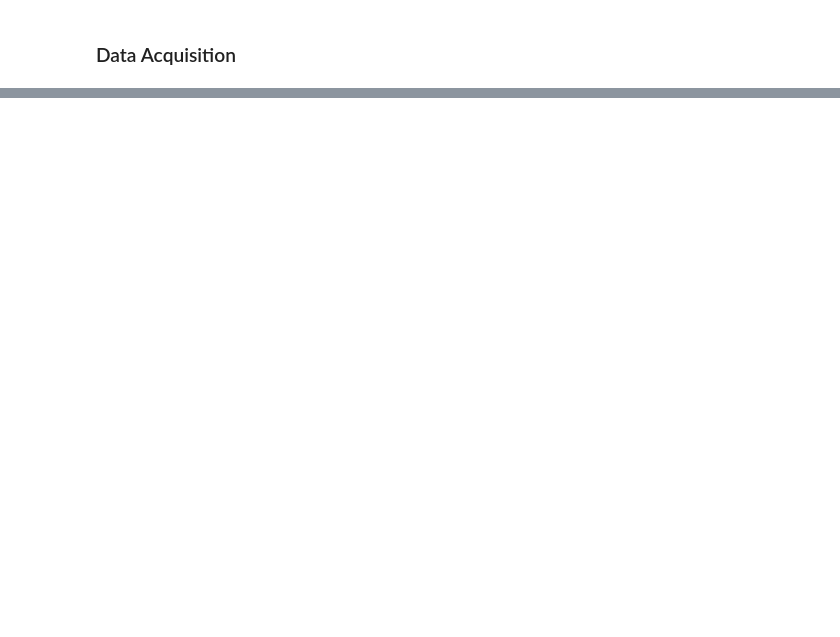
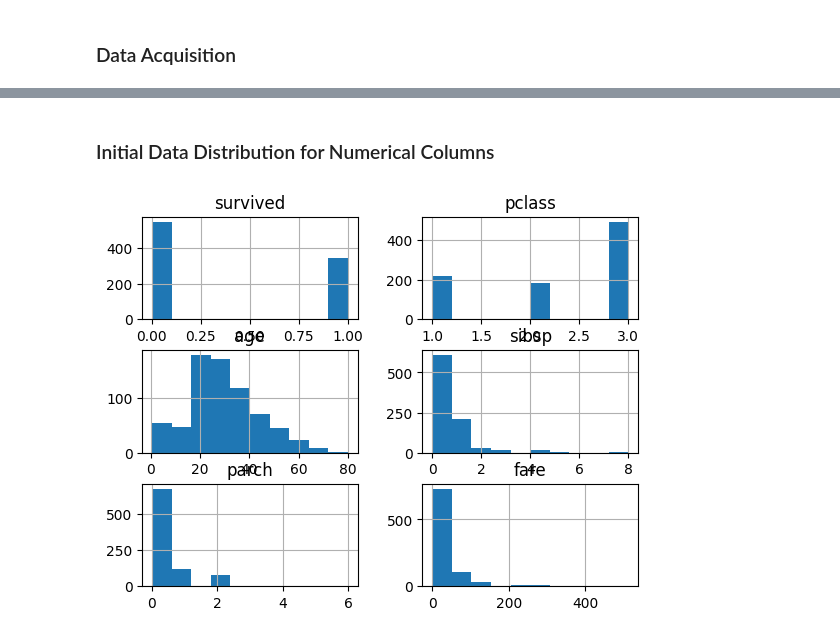
Before and after one commit to BethSpornitz/datafun-06-eda, a Jupyter notebook: bethspornitz_eda.ipynb, the cells around one changed output, grey strips where cells are left out. Saved outputs shown, nothing was run; the diff lists cells and outputs as text; code cells hidden in the pictures; blank space fills up the shorter version.

Commit message:
Updating Notebook with Initial Distributions

```diff
--- a/bethspornitz_eda.ipynb
+++ b/bethspornitz_eda.ipynb
@@ -40,0 +86,10 @@ print(df.head())
+# %% [markdown]
+### Initial Data Distribution for Numerical Columns
+# %%
+# Inspect histograms for all numerical columns
+df.hist()
+
+# Show all plots
+plt.show()
+# %% [output]
+[figure, added]
```
Also changed, not shown: parts of 16 cells of this notebook, 1 other file.
